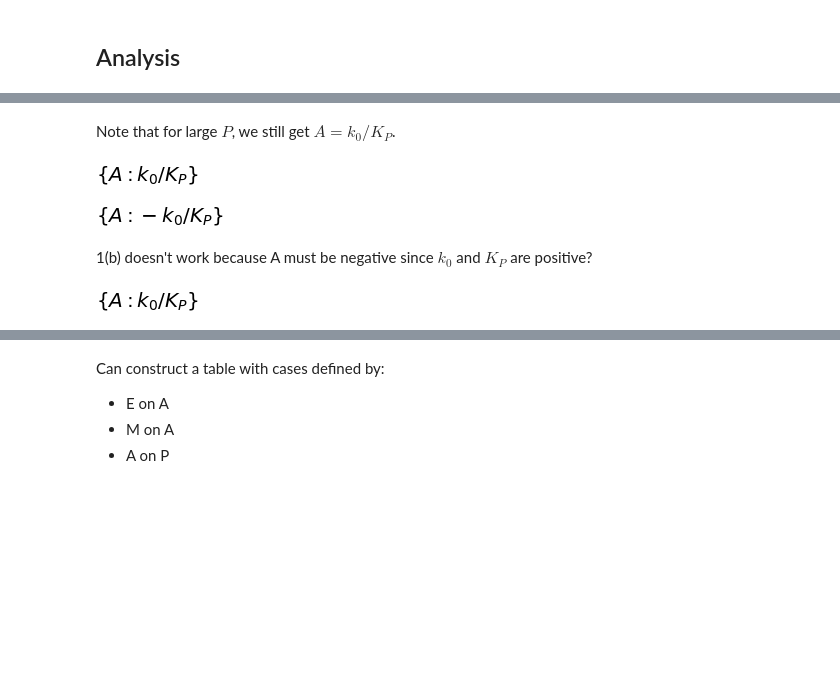
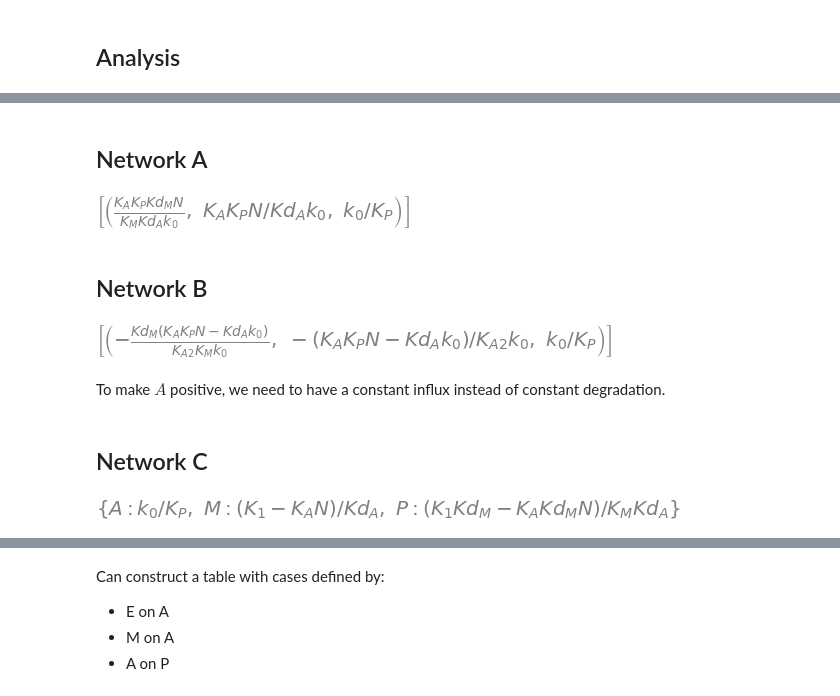
Before and after one commit to sys-bio/ComplexSystems, a Jupyter notebook: notebooks/Integral Control Analysis.ipynb, the cells around one changed output, grey strips where cells are left out. Drawn from its saved outputs; the diff is of its cells as text; code cells hidden in the pictures; blank space fills up the shorter version.

```diff
--- a/notebooks/Integral Control Analysis.ipynb
+++ b/notebooks/Integral Control Analysis.ipynb
@@ -95,8 +150,40 @@ exec(mkSymbolStmt(symbols))
+# %%
+# Have a source of A other than N
+NET_A1 = """
+
+J1: P -> ; k_0
+J3: -> P; K_P * A
+J2: -> M; K_M * P
+J2a: M ->; Kd_M * M
+J4: A -> ; Kd_A * A * M
+J4a: -> A; k_1
+J5: $N -> A; K_A * N
+
+$N = 1
+P = 1
+M = 1
+A = 1
+K_N = 1
+k_0 = 1
+K_M = 1
+Kd_M = 1
+K_P = 1
+Kd_A = 1
+K_A = 1
+k_1 = 1
+"""
+
+rr = te.loada(NET_A1)
+rr.plot(rr.simulate(0, 30, 100), title="N=%d" % rr.N)
+print("Final A = %2.2f" % rr.A)
 # %%
 def initEquations():
+  """
+  Constructs equations for network A where M inhibits A
+  """
   statements = [
-      "dA = K_A * E - Kd_A * A * M",
-      "dP = K_P * A - k_0",
+      "dA = K_A * N - Kd_A * A * M",
+      "dP = K_P * A - k_0 ",
       "dM = K_M * P - Kd_M * M",
       "equations = [dA, dP, dM]",
   ]
@@ -117,29 +191,33 @@ sympy.solve([dP], A)
-# %% [markdown]
-Note that for large $P$, we still get $A = k_0 / K_P$.
-# %%
-# Can still get integral control with unimolecular degradation for A, M in A. Why biomolecular in model?
-exec(initEquations())
-dA = K_A * E - Kd_A * (A + M)
-#
-sympy.solve([dP], A)
-# %% [output]
-[figure, removed]
+# %% [markdown]
+## Network A
+# %%
+exec(initEquations())
+result = sympy.solve([dP, dM, dA], [P, M, A])
+result
+# %% [output]
+[figure, added]
+# %% [markdown]
+## Network B
 # %%
 # Design 1(b): M is activating on A, A inhibits P
 exec(initEquations())
-dA = K_A * E*M - Kd_A*A
-dP = -K_P * A - k_0
+dA = K_A * N - Kd_A*A + K_A2 * M * A
+dP = -K_P * A + k_0
 #
-sympy.solve([dP], A)
+result = sympy.solve([dP, dM, dA], [P, M, A])
+result
 # %% [output]
-[figure, old version]
+[figure, new version]
-# %% [markdown]
-1(b) doesn't work because A must be negative since $k_0$ and $K_P$ are positive?
+# %% [markdown]
+To make $A$ positive, we need to have a constant influx instead of constant degradation.
+# %% [markdown]
+## Network C
 # %%
-# Design 1(c): Both M and E inhibit A
+# Design 1(c): Both M and E inhibit A. Again, need a constant influx so that steady states can be achieved.
 exec(initEquations())
-dA = - K_A * E - Kd_A * A * M
+dA = - K_A * N - Kd_A * M + K1
 #
-sympy.solve([dP], A)
+result = sympy.solve([dP, dM, dA], [P, M, A])
+result
 # %% [output]
-[figure, old version]
+[figure, new version]
```
Also changed, not shown: parts of 21 cells of this notebook.
